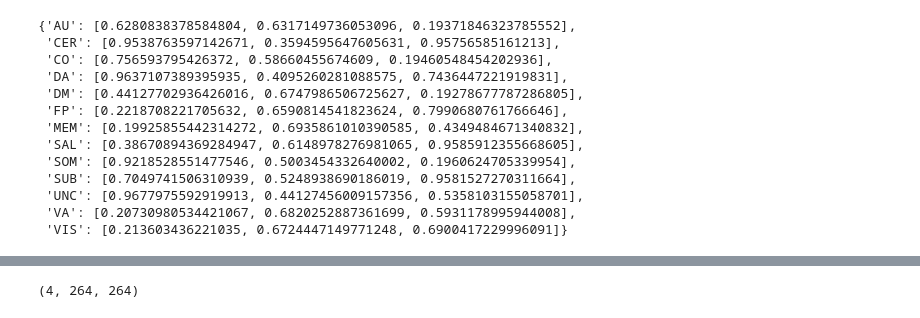
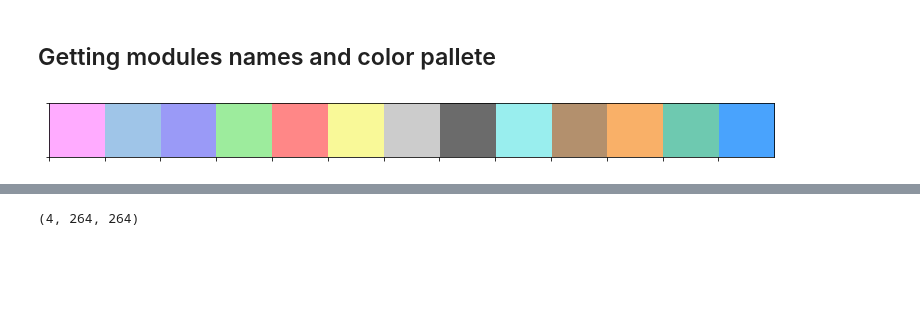
Before and after one commit to kbonna/LearningBrain_networks, a Jupyter notebook: notebooks/LB-08_allegiance_matrices_plotting.ipynb, the cells around one changed output, grey strips where cells are left out. Drawn from its saved outputs; the diff is of its cells as text; code cells hidden in the pictures; blank space fills up the shorter version.

```diff
--- a/notebooks/LB-08_allegiance_matrices_plotting.ipynb
+++ b/notebooks/LB-08_allegiance_matrices_plotting.ipynb
@@ -28,20 +32,22 @@ plotting.plot_matrix(AMm[3,:,:])
+# %% [markdown]
+Getting modules names and color pallete
+----------------------------------------
 # %%
-modules = pd.read_csv('/home/finc/Dropbox/Projects/LearningBrain/code/modules.txt', sep = " ", header = None)
-#modules = modules[0].values
-network_pal = (sns.husl_palette(13))
-network_lut = dict(zip(map(str, modules[0].unique()), network_pal))
-network_lut
+labels = pd.read_csv('/home/finc/Dropbox/Projects/LearningBrain/github/LearningBrain_networks/support/modules.txt', sep = " ", header = None)
+
+power_colors = ['#ff00ff', '#9fc5e8', '#9900ff', '#00ff00', '#ff0000', '#ffff00', '#cccccc', '#000000',
+                '#00ffff', '#980000', '#ff9900', '#209675', '#0000ff']
+
+power_colors_pastel = ['#FFABFF', '#9fc5e8', '#9A9AF7', '#9DEC9D', '#FF8787', '#F9F998', '#cccccc', '#6B6B6B', '#99EEEE',
+                '#B3906D','#F9B068', '#6EC9B0', '#49A3FD']
+
+modules = sorted(labels[0].values)
+network_pal = (sns.color_palette(power_colors_pastel))
+
+network_lut = dict(zip(map(str, np.unique(modules)), network_pal))
+sns.palplot(sns.color_palette(power_colors_pastel))
+
+network_colors = pd.Series(modules).map(network_lut)
+network_colors = network_colors.tolist()
 # %% [output]
-{'AU': [0.6280838378584804, 0.6317149736053096, 0.19371846323785552],
- 'CER': [0.9538763597142671, 0.3594595647605631, 0.95756585161213],
- 'CO': [0.756593795426372, 0.58660455674609, 0.19460548454202936],
- 'DA': [0.9637107389395935, 0.4095260281088575, 0.7436447221919831],
- 'DM': [0.44127702936426016, 0.6747986506725627, 0.19278677787286805],
- 'FP': [0.2218708221705632, 0.6590814541823624, 0.7990680761766646],
- 'MEM': [0.19925855442314272, 0.6935861010390585, 0.4349484671340832],
- 'SAL': [0.38670894369284947, 0.6148978276981065, 0.9585912355668605],
- 'SOM': [0.9218528551477546, 0.5003454332640002, 0.1960624705339954],
- 'SUB': [0.7049741506310939, 0.5248938690186019, 0.9581527270311664],
- 'UNC': [0.9677975592919913, 0.44127456009157356, 0.5358103155058701],
- 'VA': [0.20730980534421067, 0.6820252887361699, 0.5931178995944008],
- 'VIS': [0.213603436221035, 0.6724447149771248, 0.6900417229996091]}
+[figure, added]
```
Also changed, not shown: parts of 48 cells of this notebook, 4 other files.
